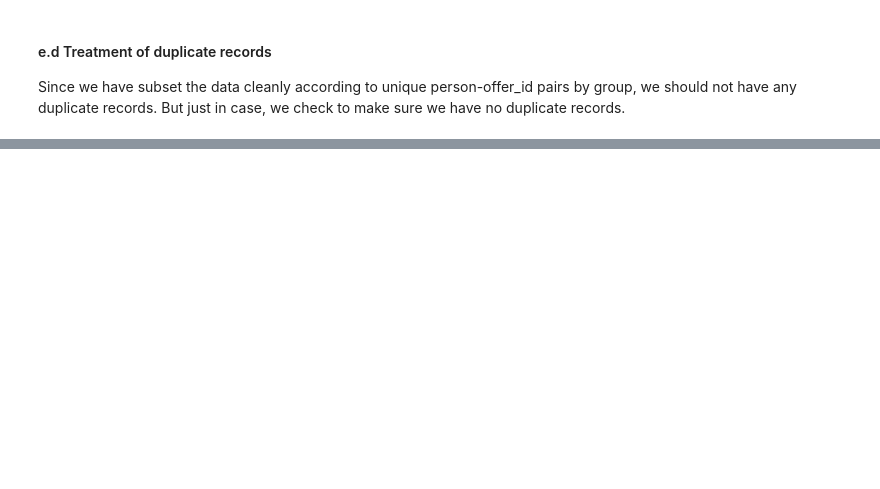
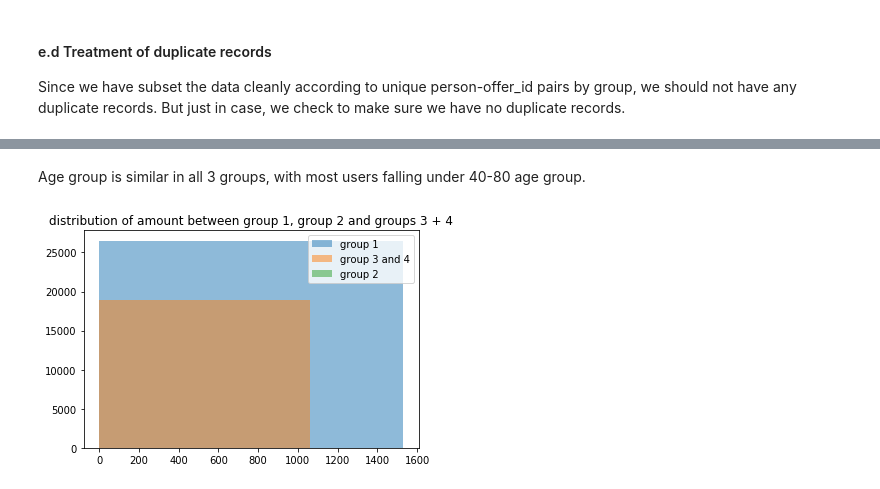
Before and after one commit to shagangrewal/Starbucks_Capstone, a Jupyter notebook: Starbucks_Capstone_notebook.ipynb, the cells around one changed output, grey strips where cells are left out. Cells and saved outputs as stored; diff of their text form; code cells hidden in the pictures; blank space fills up the shorter version.

```diff
--- a/Starbucks_Capstone_notebook.ipynb
+++ b/Starbucks_Capstone_notebook.ipynb
@@ -1006,0 +2058,7 @@ Since we have subset the data cleanly according to unique person-offer_id pairs
+# %% [markdown]
+Age group is similar in all 3 groups, with most users falling under 40-80 age group.
+# %%
+#plot distribution of amount spent given an effective offer
+plot_hist('amount',bins=1)
+# %% [output]
+[figure, added]
```
Also changed, not shown: parts of 118 cells of this notebook.
